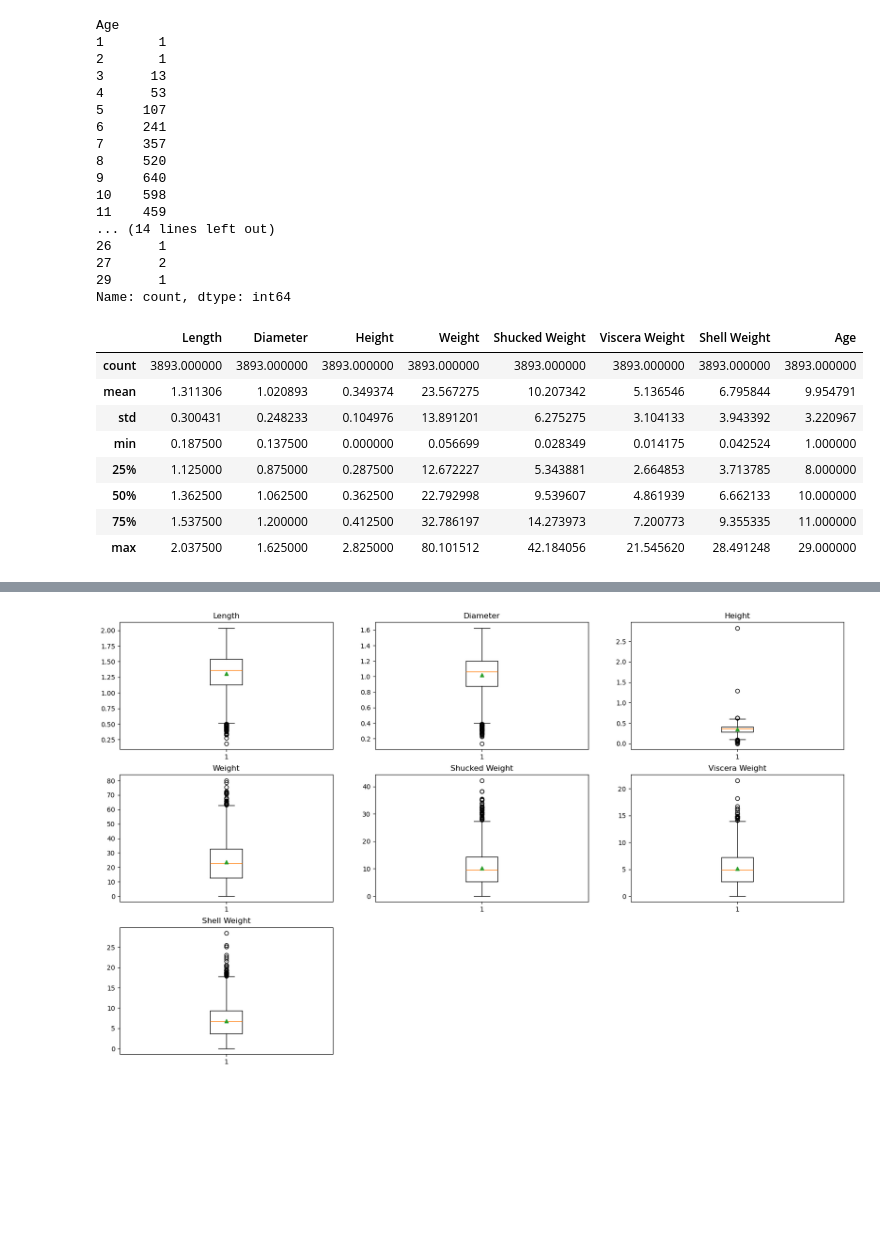
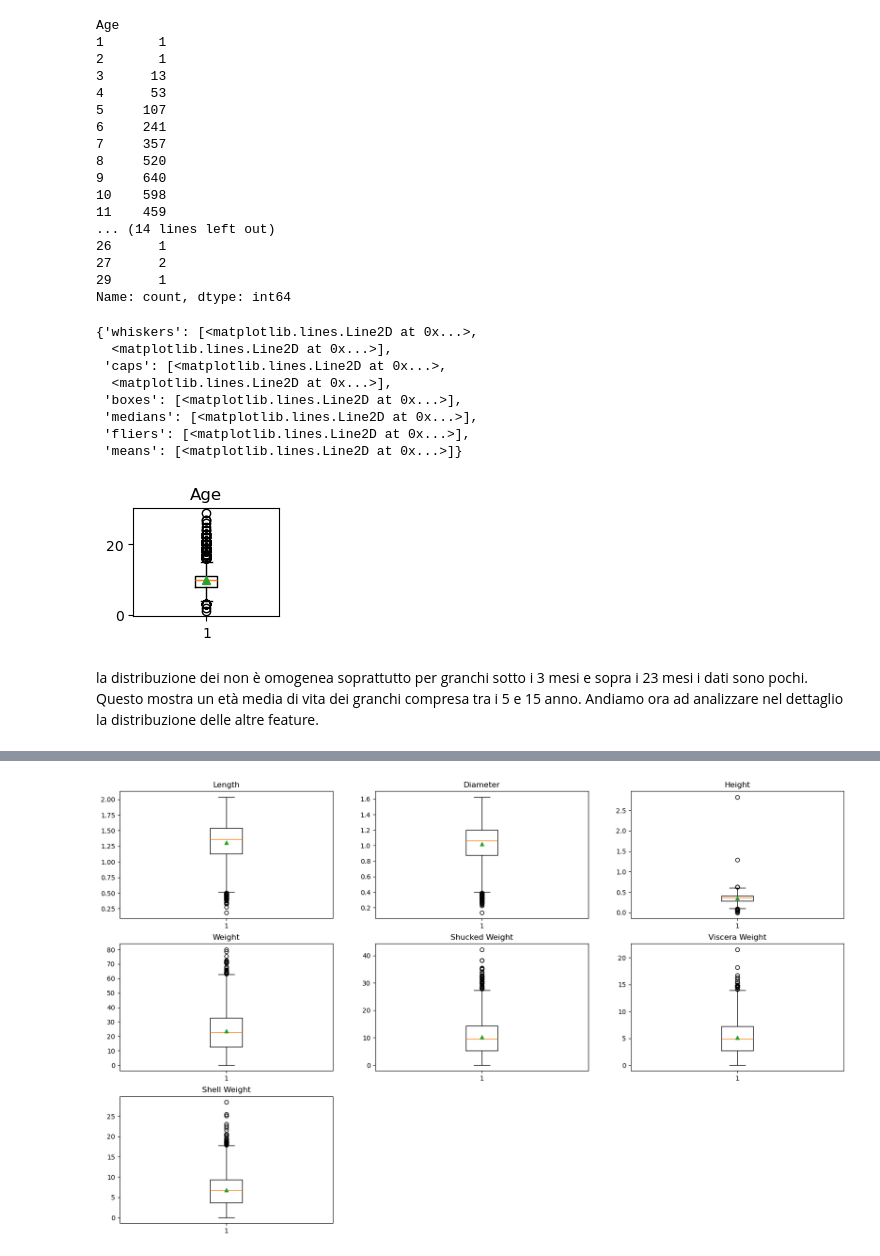
Before and after one commit to ilBollo/DataIntensive_Project_Crab, a Jupyter notebook: age_of_crab.ipynb, the cells around one changed output, grey strips where cells are left out. Saved outputs shown, nothing was run; the diff lists cells and outputs as text; code cells hidden in the pictures; blank space fills up the shorter version.

```diff
--- a/age_of_crab.ipynb
+++ b/age_of_crab.ipynb
@@ -151,15 +147,18 @@ Age
 27      2
 29      1
 Name: count, dtype: int64
-# %%
-data.describe()
-# %% [output]
-|  | Length | Diameter | Height | Weight | Shucked Weight | Viscera Weight | Shell Weight | Age |
-| count | 3893.000000 | 3893.000000 | 3893.000000 | 3893.000000 | 3893.000000 | 3893.000000 | 3893.000000 | 3893.000000 |
-| mean | 1.311306 | 1.020893 | 0.349374 | 23.567275 | 10.207342 | 5.136546 | 6.795844 | 9.954791 |
-| std | 0.300431 | 0.248233 | 0.104976 | 13.891201 | 6.275275 | 3.104133 | 3.943392 | 3.220967 |
-| min | 0.187500 | 0.137500 | 0.000000 | 0.056699 | 0.028349 | 0.014175 | 0.042524 | 1.000000 |
-| 25% | 1.125000 | 0.875000 | 0.287500 | 12.672227 | 5.343881 | 2.664853 | 3.713785 | 8.000000 |
-| 50% | 1.362500 | 1.062500 | 0.362500 | 22.792998 | 9.539607 | 4.861939 | 6.662133 | 10.000000 |
-| 75% | 1.537500 | 1.200000 | 0.412500 | 32.786197 | 14.273973 | 7.200773 | 9.355335 | 11.000000 |
-| max | 2.037500 | 1.625000 | 2.825000 | 80.101512 | 42.184056 | 21.545620 | 28.491248 | 29.000000 |
+# %%
+plt.subplot(3,3,i,title="Age").boxplot(data["Age"],showmeans=True)
+# %% [output]
+{'whiskers': [<matplotlib.lines.Line2D at 0x...>,
+  <matplotlib.lines.Line2D at 0x...>],
+ 'caps': [<matplotlib.lines.Line2D at 0x...>,
+  <matplotlib.lines.Line2D at 0x...>],
+ 'boxes': [<matplotlib.lines.Line2D at 0x...>],
+ 'medians': [<matplotlib.lines.Line2D at 0x...>],
+ 'fliers': [<matplotlib.lines.Line2D at 0x...>],
+ 'means': [<matplotlib.lines.Line2D at 0x...>]}
+[figure, added]
+# %% [markdown]
+la distribuzione dei non è omogenea soprattutto per granchi sotto i 3 mesi e sopra i 23 mesi i dati sono pochi. Questo mostra un età media di vita dei granchi compresa tra i 5 e 15 anno.
+Andiamo ora ad analizzare  nel dettaglio la distribuzione delle altre feature.
```
Also changed, not shown: parts of 57 cells of this notebook.
